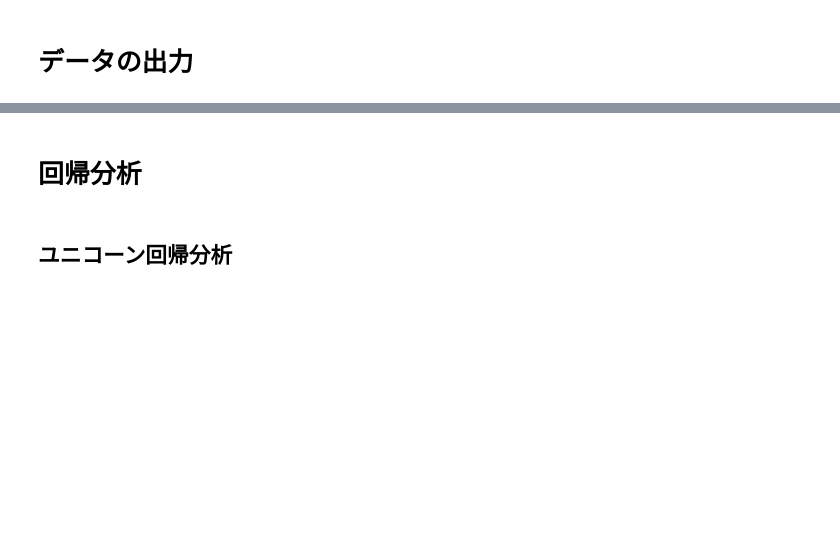
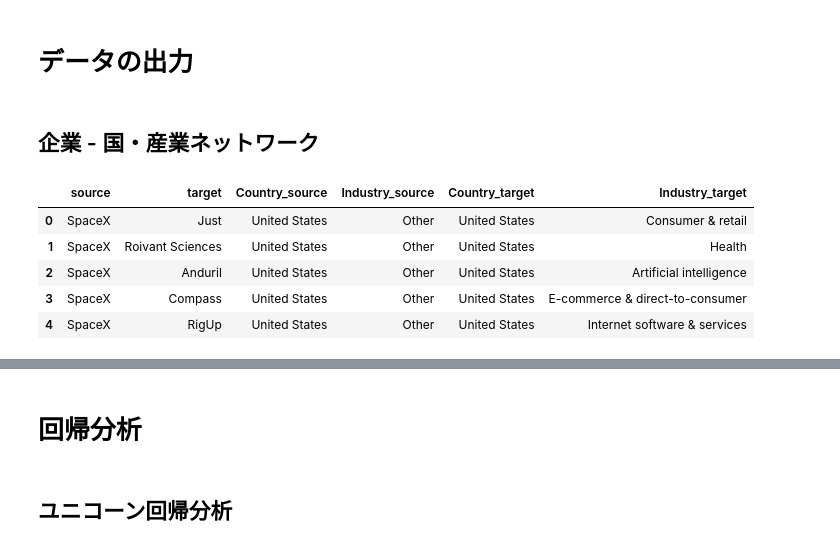
Before and after one commit to takato86/unicorn, a Jupyter notebook: notebooks/analyze.ipynb, the cells around one changed output, grey strips where cells are left out. Saved outputs shown, nothing was run; the diff lists cells and outputs as text; code cells hidden in the pictures; blank space fills up the shorter version.

```diff
--- a/notebooks/analyze.ipynb
+++ b/notebooks/analyze.ipynb
@@ -895,3 +803,17 @@ company_centrality_df.to_csv(os.path.join("..", "out", "features", "unicorn_cent
 # %%
 unicorn_data_df.corr().to_csv(os.path.join("..", "out", "features", "unicorn_correlation.csv"))
 investor_data_df.corr().to_csv(os.path.join("..", "out", "features", "investor_correlation.csv"))
+# %% [markdown]
+## 企業 - 国・産業ネットワーク
+# %%
+country_industry_df = pd.merge(comp_dgraph_df, df[["Company", "Country", "Industry"]], left_on="source", right_on="Company", how="left")
+country_industry_df = pd.merge(country_industry_df, df[["Company", "Country", "Industry"]], left_on="target", right_on="Company", how="left", suffixes=["_source", "_target"])
+country_industry_df = country_industry_df.drop(["Company_source", "Company_target"], axis=1)
+country_industry_df.head()
+# %% [output]
+|  | source | target | Country_source | Industry_source | Country_target | Industry_target |
+| 0 | SpaceX | Just | United States | Other | United States | Consumer & retail |
+| 1 | SpaceX | Roivant Sciences | United States | Other | United States | Health |
+| 2 | SpaceX | Anduril | United States | Other | United States | Artificial intelligence |
+| 3 | SpaceX | Compass | United States | Other | United States | E-commerce & direct-to-consumer |
+| 4 | SpaceX | RigUp | United States | Other | United States | Internet software & services |
```
Also changed, not shown: parts of 47 cells of this notebook, 32 other files.
